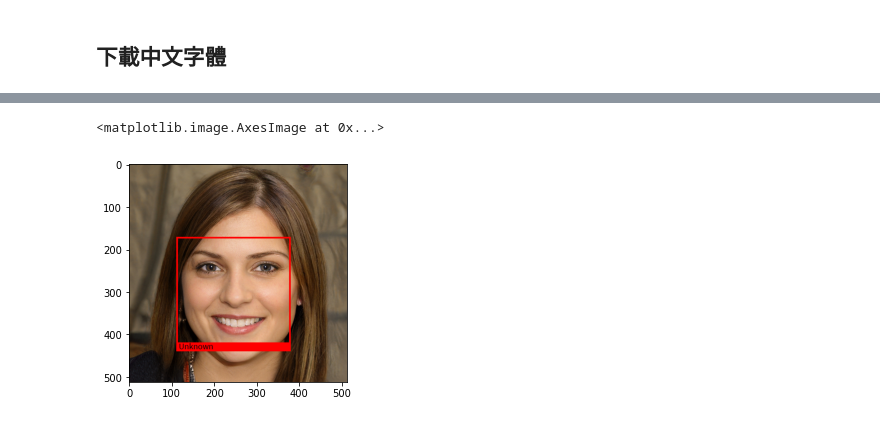
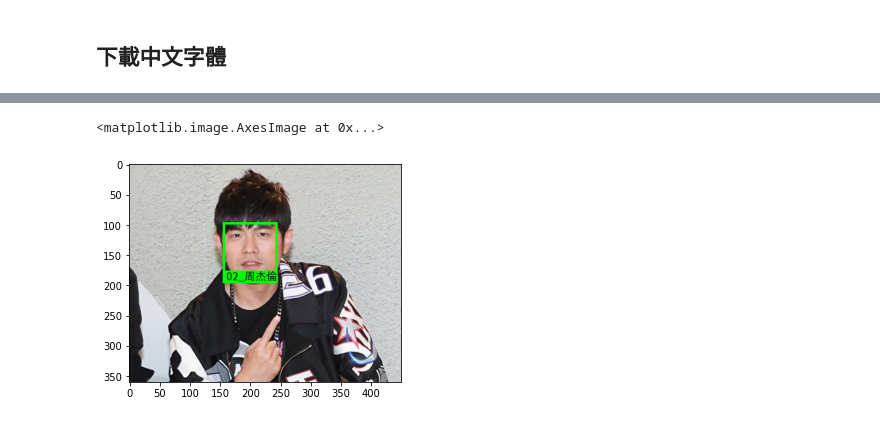
Before and after one commit to 1010code/hands-on-face-recognition, a Jupyter notebook: Face_Recognition_using_face_recognition.ipynb, the cells around one changed output, grey strips where cells are left out. Saved outputs shown, nothing was run; the diff lists cells and outputs as text; code cells hidden in the pictures.

```diff
--- a/Face_Recognition_using_face_recognition.ipynb
+++ b/Face_Recognition_using_face_recognition.ipynb
@@ -115,37 +109,38 @@ for file in os.listdir('image/'):
     known_names.append(file.split('.')[0])
 
 # 讀取欲辨識的人臉
-img = io.imread('./test_woman.jpg')
+img = io.imread('./test_周杰倫.jpg')
 pil_image = Image.fromarray(img)
 draw = ImageDraw.Draw(pil_image)
 # 將欲辨識人臉 face_encodings
 img_enc = face_recognition.face_encodings(img)[0]
 # 取得欲辨識人臉的位置
 (y1, x2, y2, x1) = face_recognition.face_locations(img)[0]
 # 將欲辨識人臉與 image 資料夾 encodings 後的資料進行相似度比對
 results = face_recognition.compare_faces(known_encodings, img_enc)
 # 判斷是否認識
 isKnown=False
 
 # 將辨識出的人名印到圖片上面
 # 轉成PIL圖片
 font = ImageFont.truetype("./taipei_sans_tc_beta.ttf", 18, encoding="utf-8")
 for i in range(len(results)):
   # 遇到認識的
   if results[i]:
     flag = results[i]
     name = known_names[i]
     draw.rectangle(((x1, y1), (x2, y2)), outline=(0, 255, 0), width=4) # 在圖片利用Pillow module上畫出矩形框
     draw.rectangle(((x1, y2  - 10), (x2, y2+10)), fill=(0, 255, 0), outline=(0, 255, 0)) # 人臉辨識下方邊框(加大下方label)
     draw.text((x1 + 6, y2 - 10), name, fill=(0, 0, 0),font=font)  # 人名
+    isKnown=True # 標記找到人了
 
 # 當不認識時
 if not isKnown:
     draw.rectangle(((x1, y1), (x2, y2)), outline=(255, 0, 0), width=4) # 在圖片利用Pillow module上畫出矩形框
     draw.rectangle(((x1, y2  - 20), (x2, y2)), fill=(255, 0, 0), outline=(255, 0, 0)) # 人臉辨識下方邊框(加大下方label)
     draw.text((x1 + 6, y2 - 20), 'Unknown', fill=(0, 0, 0),font=font)  # 人名
 
 plt.imshow(pil_image)
 # %% [output]
 <matplotlib.image.AxesImage at 0x...>
-[figure, old version]
+[figure, new version]
```
Also changed, not shown: parts of 7 cells of this notebook.
